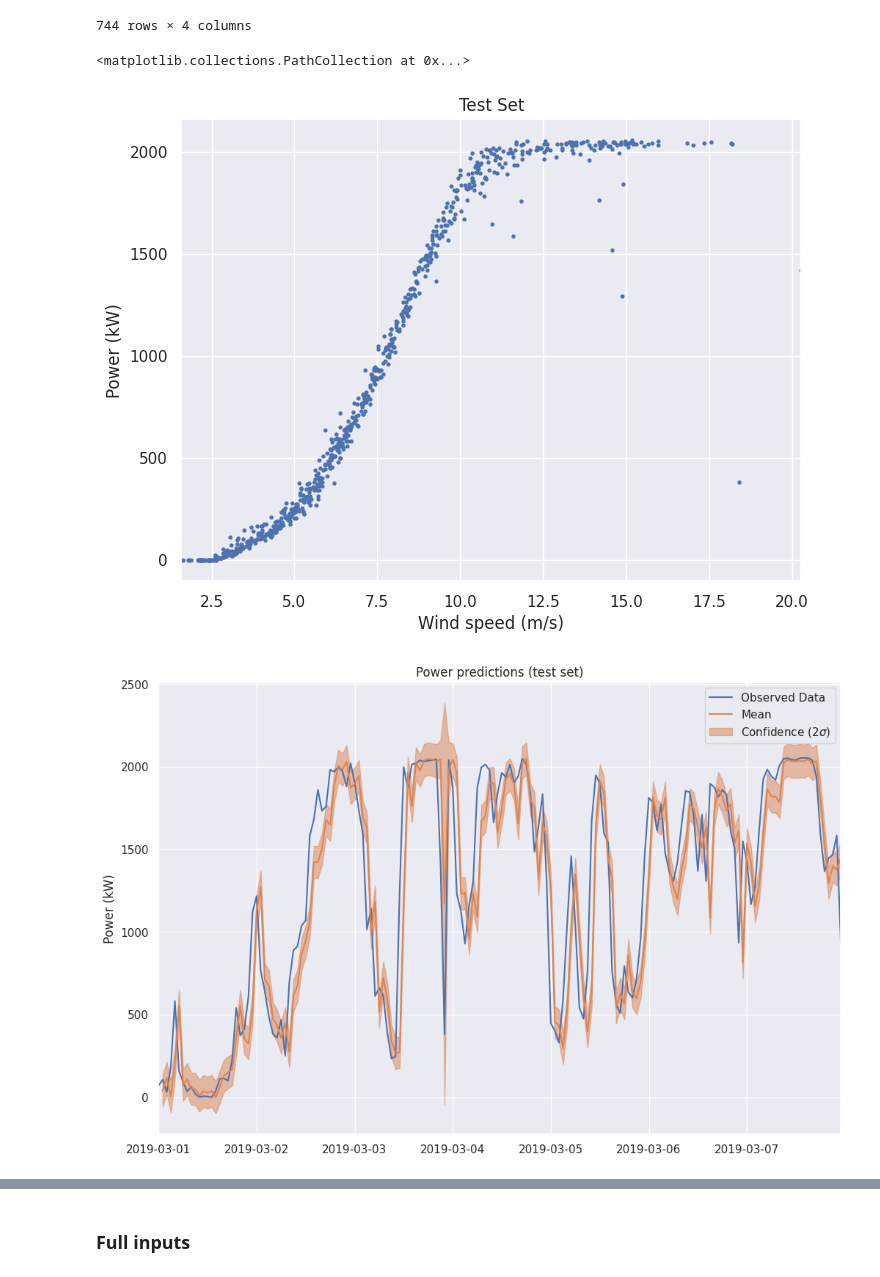
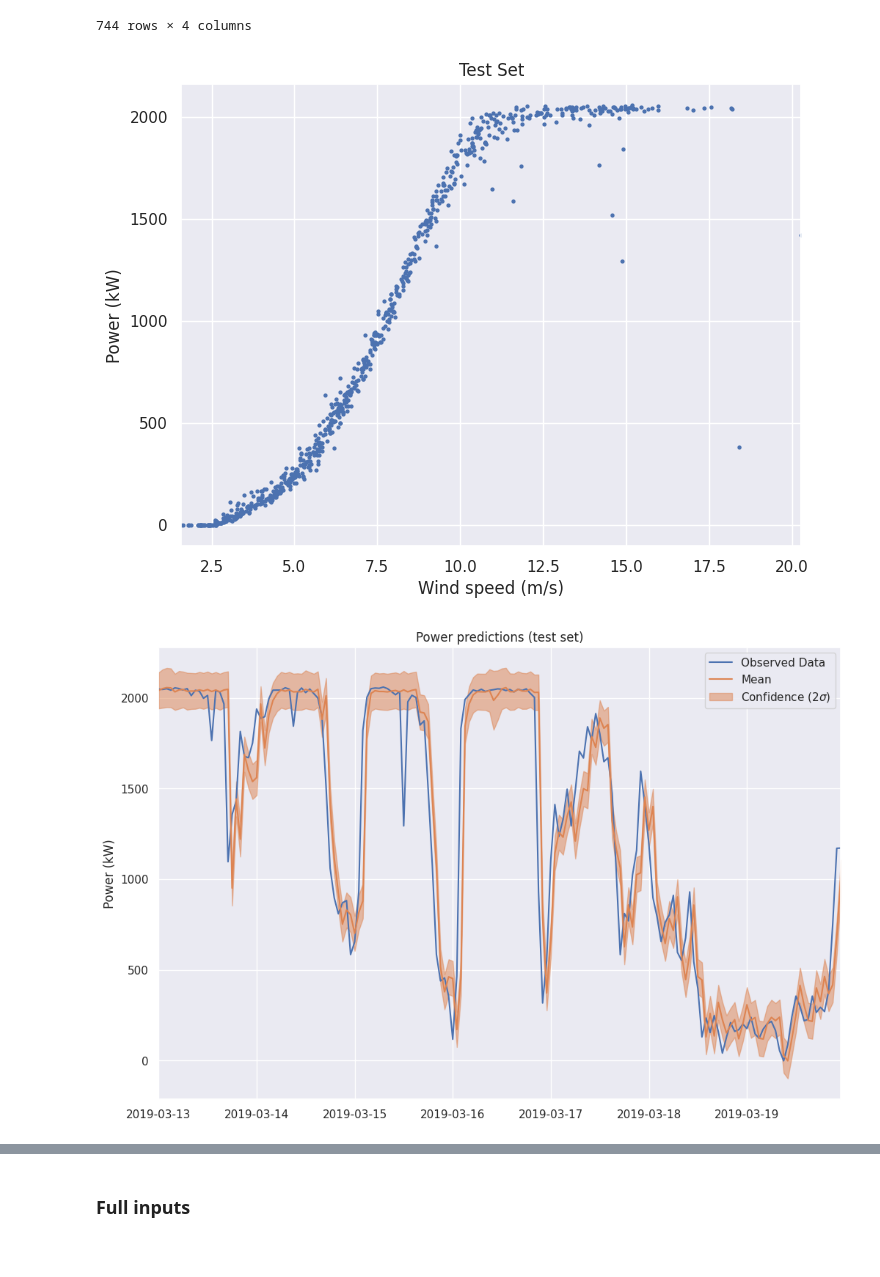
Before and after one commit to camirmas/REStats, a Jupyter notebook: REStats/notebooks/sim.ipynb, the cells around one changed output, grey strips where cells are left out. Drawn from its saved outputs; the diff is of its cells as text; code cells hidden in the pictures.

Commit message:
Update notebooks for proper train/test; save figs

```diff
--- a/REStats/notebooks/sim.ipynb
+++ b/REStats/notebooks/sim.ipynb
@@ -18,6 +19,9 @@ import seaborn as sns
 from electrolyzer import run_electrolyzer
 # %%
 sns.set_theme()
+# %%
+figs = {}
+SAVE_FIGS = True
 # %%
 wt_18 = load_SCADA(2018)
 wt_19 = load_SCADA(2019)
@@ -141,7 +145,7 @@ with torch.no_grad():
 
     ax.legend(['Observed Data', 'Mean'])
 
-# figs["power_fcast"] = f
+figs["power_fcast"] = f
 # %% [output]
 [figure]
 # %%
@@ -169,34 +173,39 @@ ax.set_title("Test Set")
 ax.set_xlabel("Wind speed (m/s)")
 ax.set_ylabel("Power (kW)")
 ax.scatter(test.wind_speed, test.power, s=4)
+
+figs["sim_test_set"] = fig
 # %% [output]
-<matplotlib.collections.PathCollection at 0x...>
 [figure]
 # %%
 with torch.no_grad():
-    period = 24*7 # 1wk
-
     # Initialize plot
     f, ax = plt.subplots(1, 1, figsize=(12, 8))
     ax.set_xmargin(0)
     ax.set_title("Power predictions (test set)")
     ax.set_ylabel("Power (kW)")
 
     # Get upper and lower confidence bounds
     lower, upper = test_pred.confidence_region()
+
+    res_df = test[1:].copy()
+    res_df["lower"] = lower.numpy() * pc_train.power.std() + pc_train.power.mean()
+    res_df["upper"] = upper.numpy() * pc_train.power.std() + pc_train.power.mean()
+    res_df["pred"] = test_pred_tf
+
+    t = res_df[(res_df.index >= "2019-03-13") & (res_df.index < "2019-03-20")]
+
     # Plot test data
-    ax.plot(test.index[:period], test.power[:period])
+    ax.plot(t.index, t.power)
     # Plot predictive means
-    ax.plot(test.index[1:period], test_pred_tf[:period-1])
+    ax.plot(t.index, t.pred)
     # Shade between the lower and upper confidence bounds
-    lower_tf = lower.numpy() * pc_train.power.std() + pc_train.power.mean()
-    upper_tf = upper.numpy() * pc_train.power.std() + pc_train.power.mean()
-    ax.fill_between(test.index[1:period], lower_tf[:period-1], upper_tf[:period-1], color="C1", alpha=0.5)
+    ax.fill_between(t.index, t.lower, t.upper, color="C1", alpha=0.5)
     ax.legend(['Observed Data', 'Mean', 'Confidence (2$\sigma$)'])
 
-# figs["power_fcast"] = f
+figs["sim_power_fcast"] = f
 # %% [output]
-[figure, old version]
+[figure, new version]
 # %%
 fig, ax = plt.subplots(figsize=(12, 8))
 ax.set_xmargin(0)
```
Also changed, not shown: parts of 10 cells of this notebook, 1 other file.
